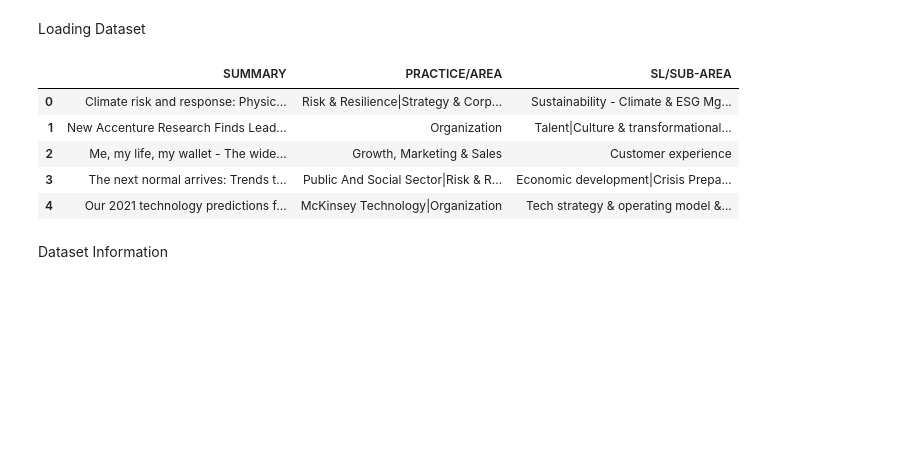
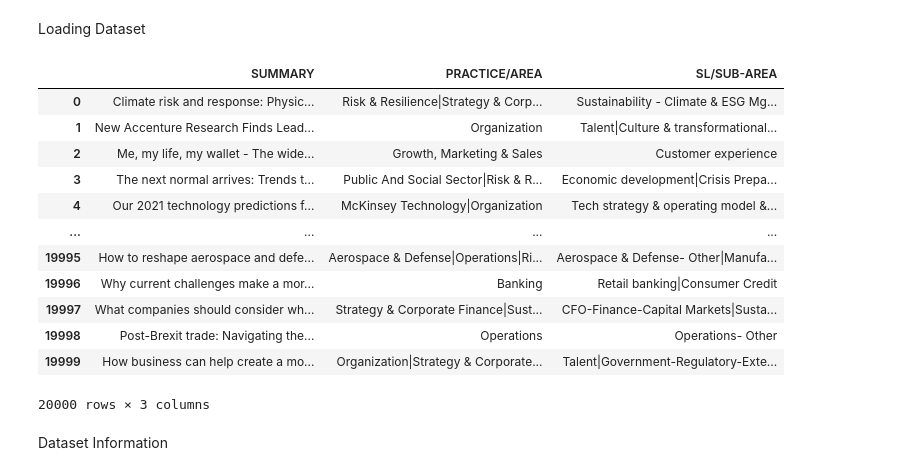
Before and after one commit to RiturajRaman15/React, a Jupyter notebook: ModelTraining.ipynb, the cells around one changed output. Drawn from its saved outputs; the diff is of its cells as text; code cells hidden in the pictures; blank space fills up the shorter version.

```diff
--- a/ModelTraining.ipynb
+++ b/ModelTraining.ipynb
@@ -24,15 +31,22 @@ from xgboost import XGBClassifier
 # %% [markdown]
 Loading Dataset
 # %%
-dataset = pd.read_excel('Sample_AutoTagging_Data_Confidential.xlsx')
-dataset.head()
+dataset = pd.read_excel("Sample_AutoTagging_Data_Confidential.xlsx")
+dataset
 # %% [output]
 |  | SUMMARY | PRACTICE/AREA | SL/SUB-AREA |
 | 0 | Climate risk and response: Physic... | Risk & Resilience|Strategy & Corp... | Sustainability - Climate & ESG Mg... |
 | 1 | New Accenture Research Finds Lead... | Organization | Talent|Culture & transformational... |
 | 2 | Me, my life, my wallet - The wide... | Growth, Marketing & Sales | Customer experience |
 | 3 | The next normal arrives: Trends t... | Public And Social Sector|Risk & R... | Economic development|Crisis Prepa... |
 | 4 | Our 2021 technology predictions f... | McKinsey Technology|Organization | Tech strategy & operating model &... |
+| ... | ... | ... | ... |
+| 19995 | How to reshape aerospace and defe... | Aerospace & Defense|Operations|Ri... | Aerospace & Defense- Other|Manufa... |
+| 19996 | Why current challenges make a mor... | Banking | Retail banking|Consumer Credit |
+| 19997 | What companies should consider wh... | Strategy & Corporate Finance|Sust... | CFO-Finance-Capital Markets|Susta... |
+| 19998 | Post-Brexit trade: Navigating the... | Operations | Operations- Other |
+| 19999 | How business can help create a mo... | Organization|Strategy & Corporate... | Talent|Government-Regulatory-Exte... |
+20000 rows × 3 columns
 # %% [markdown]
 Dataset Information
 # %%
```
Also changed, not shown: parts of 95 cells of this notebook.
